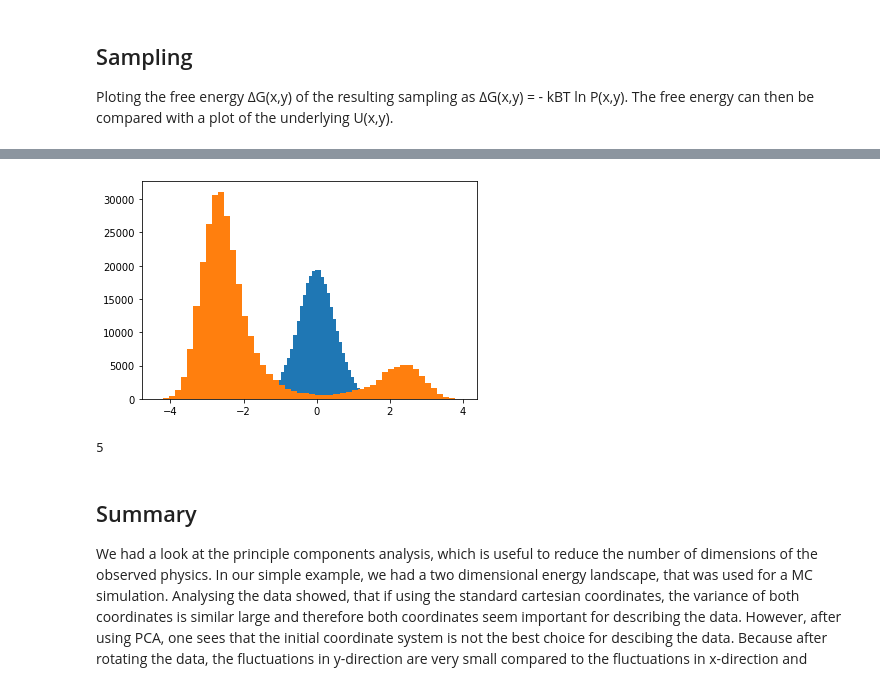
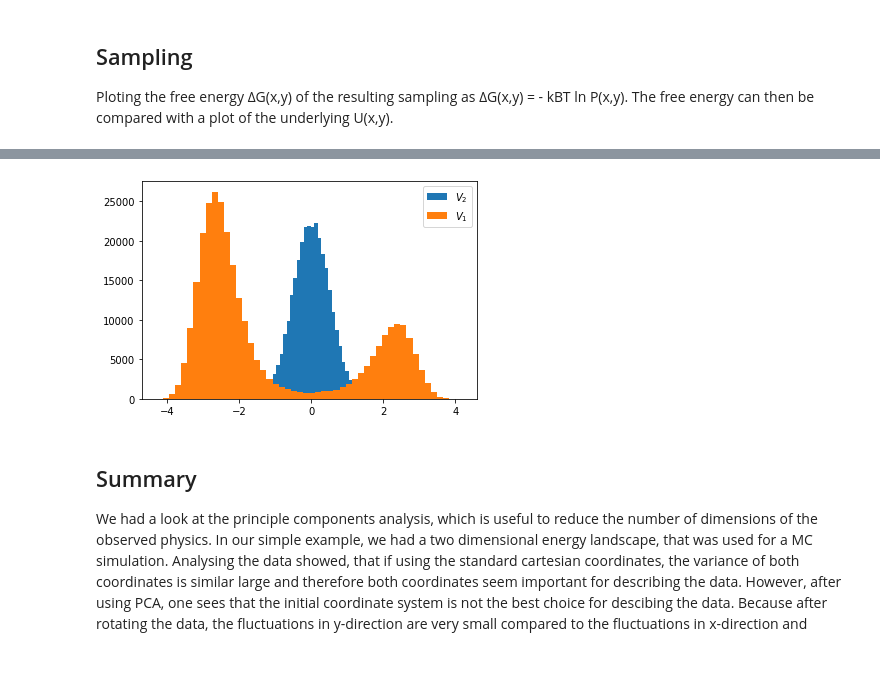
Before and after one commit to jobirk/MC_simulation, a Jupyter notebook: example_energy_surface_PCA.ipynb, the cells around one changed output, grey strips where cells are left out. Cells and saved outputs as stored; diff of their text form; code cells hidden in the pictures.

```diff
--- a/example_energy_surface_PCA.ipynb
+++ b/example_energy_surface_PCA.ipynb
@@ -21,7 +21,9 @@ import time
 import sys
 
 
-def U(x, y, T=300, a=0.809, b=0.588):
+def U(x, y, T=300, x_shift=0, y_shift=0, a=0.809, b=0.588):
+    x = x - x_shift
+    y = y - y_shift
     return con.R * T * (0.28 * (0.25 * (a*x + b*y)**4 + 0.1 * (a*x + b*y)**3 - 3.24*(a*x + b*y)**2 + 6.856*(a*y - b*x)**2)+3.5)
 
 
@@ -51,8 +53,8 @@ class energy_surface_simulation():
             phi = np.random.uniform(0, 2*np.pi)
             r_x = np.cos(phi)
             r_y = np.sin(phi)
-            self.trajectory[0, step+1] += r_x * step_size
-            self.trajectory[1, step+1] += r_y * step_size
+            self.trajectory[0, step+1] += r_x
+            self.trajectory[1, step+1] += r_y
 
             # calculate new energy
             E_new = U(self.trajectory[0, step+1], self.trajectory[1, step+1], T=self.T)
@@ -71,8 +73,8 @@ class energy_surface_simulation():
                     continue
 
                 else: # not accepted, move particle back
-                    self.trajectory[0, step+1] -= r_x * step_size
-                    self.trajectory[1, step+1] -= r_y * step_size
+                    self.trajectory[0, step+1] -= r_x
+                    self.trajectory[1, step+1] -= r_y
 
         print("Accepted steps:", accepted_steps)
         print("Acceptance: %.2f"%(accepted_steps/self.steps))
@@ -238,16 +243,10 @@ The eigenvalues we calculated previously are:
 # %%
-plt.hist(V_2, bins=50)
-plt.hist(V_1, bins=50)
-print()
+plt.hist(V_2, bins=50, label="$V_2$")
+plt.hist(V_1, bins=50, label="$V_1$")
+plt.legend()
+plt.show()
 # %% [output]
-[figure, old version]
+[figure, new version]
-# %%
-i=5
-t =6
-
-i%t
-# %% [output]
-5
 # %% [markdown]
 ## Summary
 
```
Also changed, not shown: parts of 12 cells of this notebook, 1 other file.
